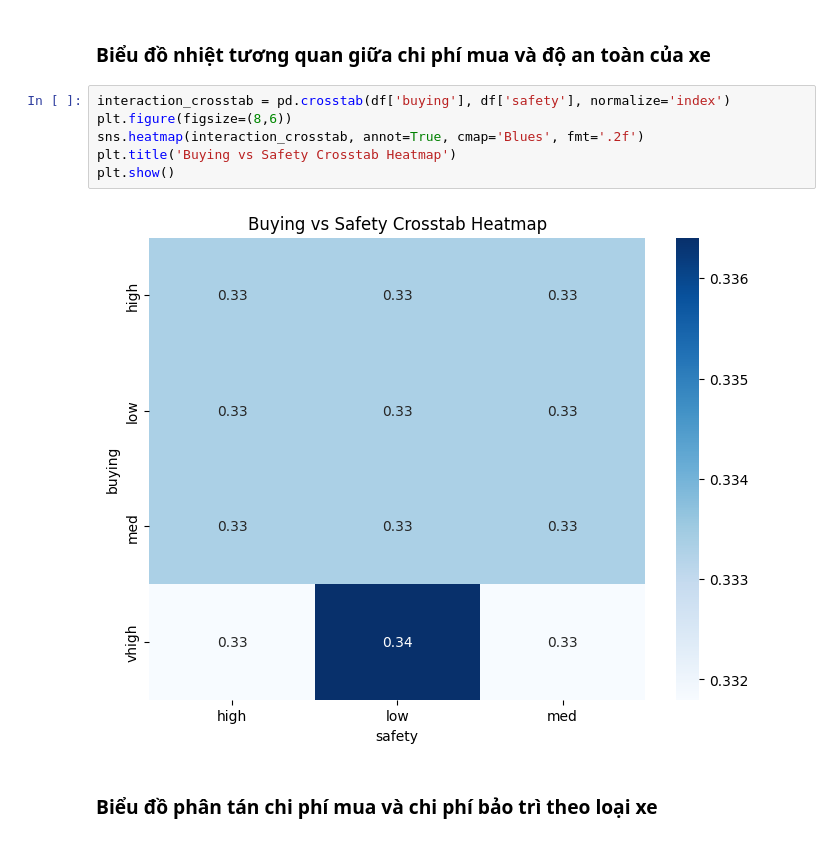
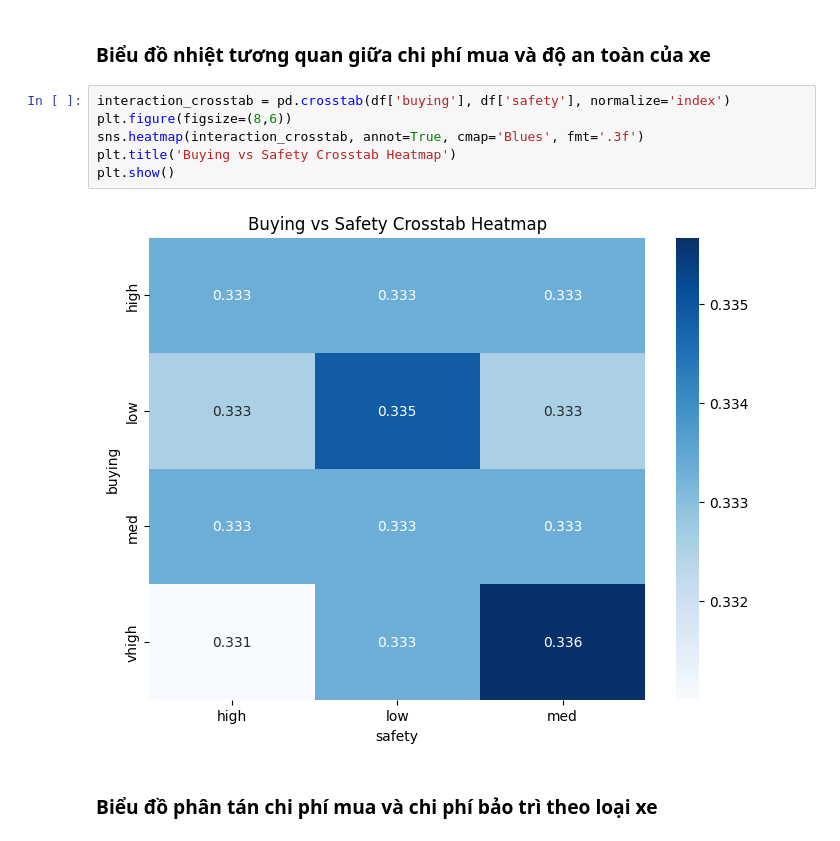
Before and after one commit to thangle253/Project-data-set-Py, a Jupyter notebook: project.ipynb, the cells around one changed output. Drawn from its saved outputs; the diff is of its cells as text.

```diff
--- a/project.ipynb
+++ b/project.ipynb
@@ -281,11 +344,11 @@ plt.show()
 # %%
 interaction_crosstab = pd.crosstab(df['buying'], df['safety'], normalize='index')
 plt.figure(figsize=(8,6))
-sns.heatmap(interaction_crosstab, annot=True, cmap='Blues', fmt='.2f')
+sns.heatmap(interaction_crosstab, annot=True, cmap='Blues', fmt='.3f')
 plt.title('Buying vs Safety Crosstab Heatmap')
 plt.show()
 # %% [output]
-[figure, old version]
+[figure, new version]
 # %% [markdown]
 ### Biểu đồ phân tán chi phí mua và chi phí bảo trì theo loại xe
 # %%
```
Also changed, not shown: parts of 26 cells of this notebook, 16 other files.
